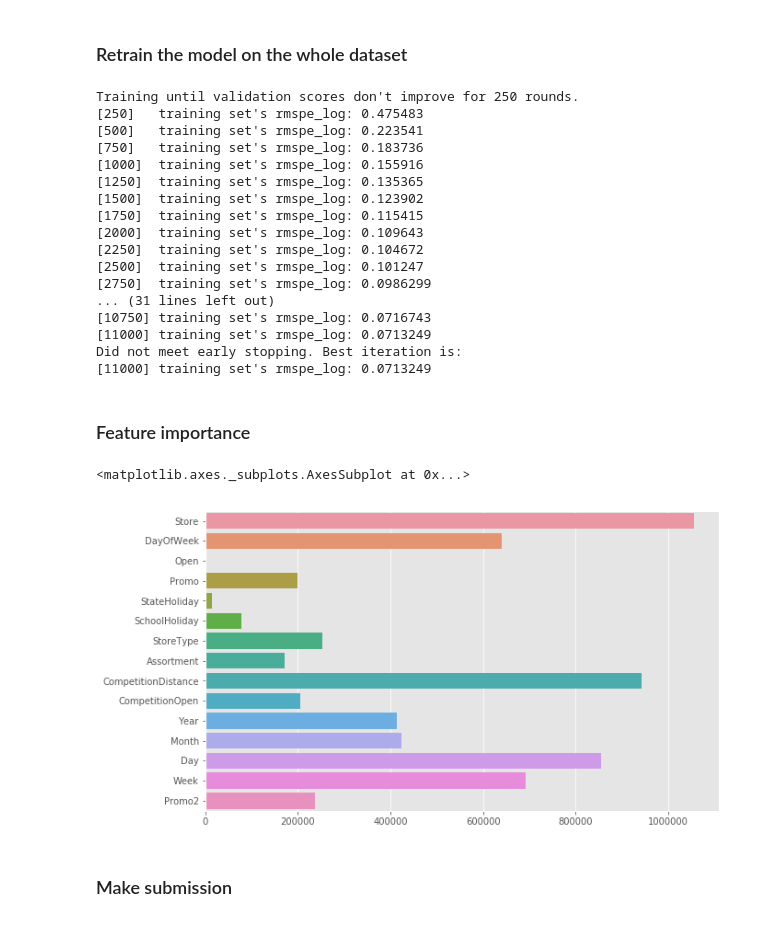
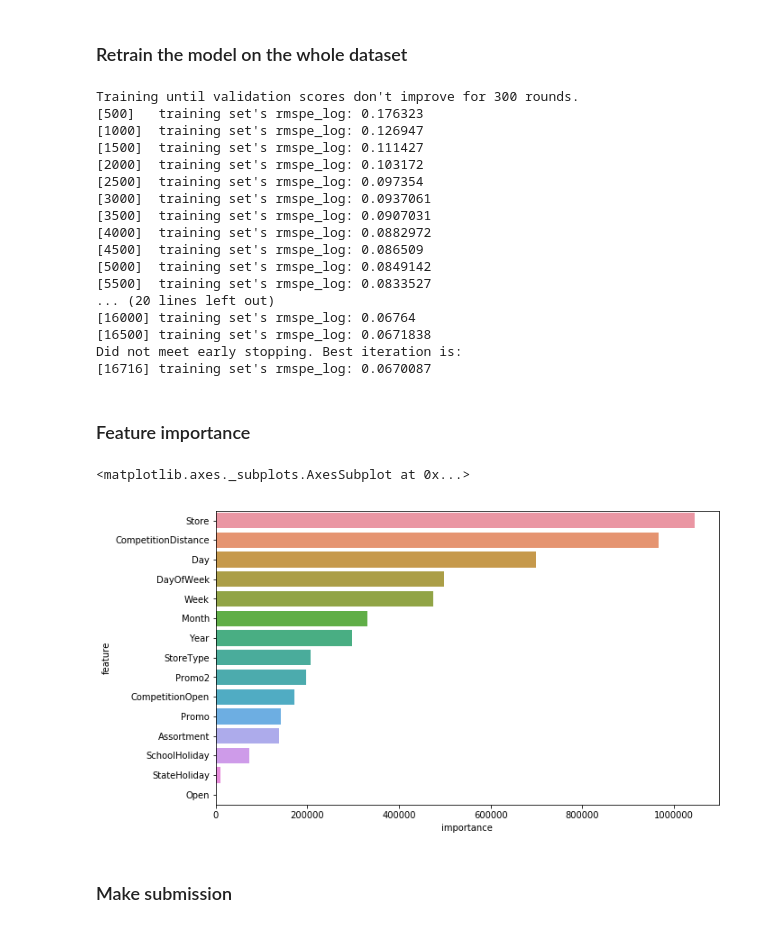
Before and after one commit to EricLiuLR/Machine_Learning_Projects, a Jupyter notebook: Rossmann_Store_Sales/model.ipynb, the cells around one changed output. Drawn from its saved outputs; the diff is of its cells as text; code cells hidden in the pictures.

```diff
--- a/Rossmann_Store_Sales/model.ipynb
+++ b/Rossmann_Store_Sales/model.ipynb
@@ -373,7 +289,7 @@ def rmspe_loss(y_pred, y):
     hession[ind] = 2 / y[ind] ** 2
     return gradient, hession
 
-lgb.train({}, dataset_train, num_rounds,
+bst = lgb.train({}, dataset_train, num_rounds,
           valid_sets = [dataset_train, dataset_eval],
           valid_names=['training set', 'validation set'],
           fobj=rmspe_loss, feval=loss,
@@ -411,7 +322,7 @@ def rmspe_loss(y_pred, y):
     hession[ind] = 2 / y[ind] ** 2
     return gradient, hession
 
-lgb.train({}, dataset_train_log, num_rounds,
+bst = lgb.train({}, dataset_train_log, num_rounds,
           valid_sets = [dataset_train_log, dataset_eval_log],
           valid_names=['training set', 'validation set'],
           fobj=rmspe_loss, feval=loss_log,
@@ -522,18 +411,18 @@ grid.best_params_:
 ### Set small learning_rate, then use early stopping to find the optimal iteration rounds
 # %%
 num_rounds = 20000
-verb_rounds = 250
-earlystop_rounds = 250
+verb_rounds = 500
+earlystop_rounds = 300
 
 params = {
     'random_state': [0],
     'learning_rate': [0.01],
-    'num_leaves': [610],
-    'max_depth': [10],
-    'reg_alpha': [0],
-    'reg_lambda': [0],
-    'subsample': [0.1],
-    'colsample_bytree': [0.9]
+    'num_leaves': [315],
+    'max_depth': [-1],
+    'reg_alpha': [1e-7],
+    'reg_lambda': [1e-5],
+    'subsample': [0.7],
+    'colsample_bytree': [1.0]
 }
 
 reg = lgb.train(params, dataset_train_log, num_rounds,
@@ -562,38 +451,47 @@ Early stopping, best iteration is:
 # %% [markdown]
 ### Retrain the model on the whole dataset
 # %%
+num_iter = reg.best_iteration
+
 dataset = lgb.Dataset(data_train, label_train_log)
-reg = lgb.train(params, dataset, 11000,
+reg = lgb.train(params, dataset, num_iter,
                 valid_sets=[dataset],
                 valid_names=['training set'],
                 fobj=rmspe_loss, feval=loss_log,
                 verbose_eval=verb_rounds, early_stopping_rounds=earlystop_rounds)
 # %% [output]
-Training until validation scores don't improve for 250 rounds.
-[250]   training set's rmspe_log: 0.475483
-[500]   training set's rmspe_log: 0.223541
-[750]   training set's rmspe_log: 0.183736
-[1000]  training set's rmspe_log: 0.155916
-[1250]  training set's rmspe_log: 0.135365
-[1500]  training set's rmspe_log: 0.123902
-[1750]  training set's rmspe_log: 0.115415
-[2000]  training set's rmspe_log: 0.109643
-[2250]  training set's rmspe_log: 0.104672
-[2500]  training set's rmspe_log: 0.101247
-[2750]  training set's rmspe_log: 0.0986299
-... (31 lines left out)
-[10750] training set's rmspe_log: 0.0716743
-[11000] training set's rmspe_log: 0.0713249
+Training until validation scores don't improve for 300 rounds.
+[500]   training set's rmspe_log: 0.176323
+[1000]  training set's rmspe_log: 0.126947
+[1500]  training set's rmspe_log: 0.111427
+[2000]  training set's rmspe_log: 0.103172
+[2500]  training set's rmspe_log: 0.097354
+[3000]  training set's rmspe_log: 0.0937061
+[3500]  training set's rmspe_log: 0.0907031
+[4000]  training set's rmspe_log: 0.0882972
+[4500]  training set's rmspe_log: 0.086509
+[5000]  training set's rmspe_log: 0.0849142
+[5500]  training set's rmspe_log: 0.0833527
+... (20 lines left out)
+[16000] training set's rmspe_log: 0.06764
+[16500] training set's rmspe_log: 0.0671838
 Did not meet early stopping. Best iteration is:
-[11000] training set's rmspe_log: 0.0713249
+[16716] training set's rmspe_log: 0.0670087
 # %% [markdown]
 ### Feature importance
-# %%
-plt.figure(figsize=(10, 6))
-sns.barplot(x=reg.feature_importance(), y=reg.feature_name())
-# %% [output]
-<matplotlib.axes._subplots.AxesSubplot at 0x...>
-[figure, removed]
+# %%
+import matplotlib.pyplot as plt
+import seaborn as sns
+
+plt.figure(figsize=(10, 6))
+feature_importance = pd.DataFrame()
+feature_importance['feature'] = reg.feature_name()
+feature_importance['importance'] = reg.feature_importance()
+feature_importance = feature_importance.sort_values('importance', ascending=False)
+sns.barplot(data=feature_importance, x='importance', y='feature')
+# %% [output]
+<matplotlib.axes._subplots.AxesSubplot at 0x...>
+[figure, added]
 # %% [markdown]
 ### Make submission
 # %%
```
Also changed, not shown: parts of 17 cells of this notebook, 6 other files.
